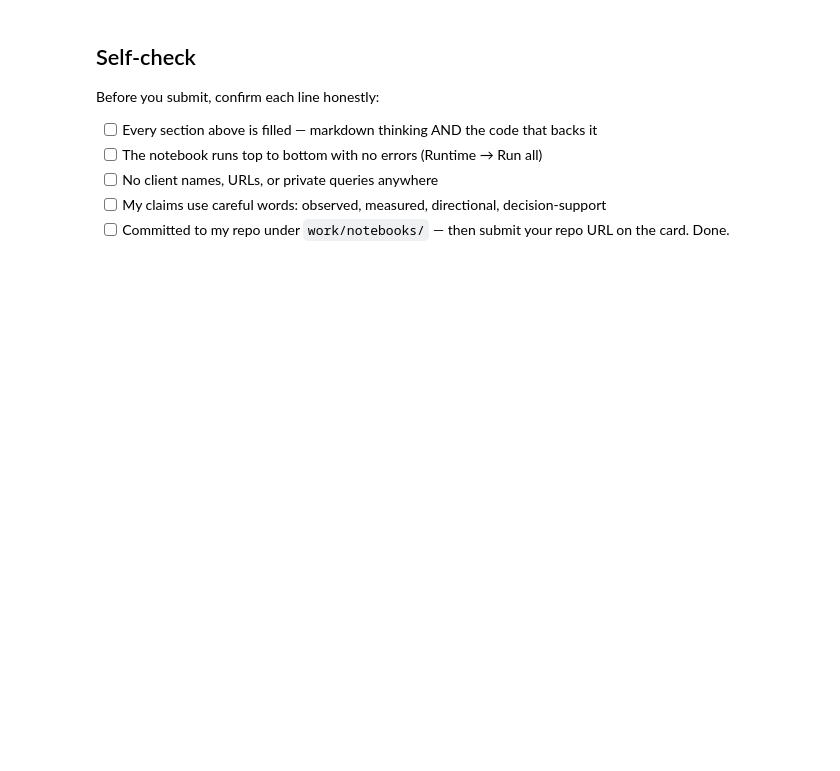
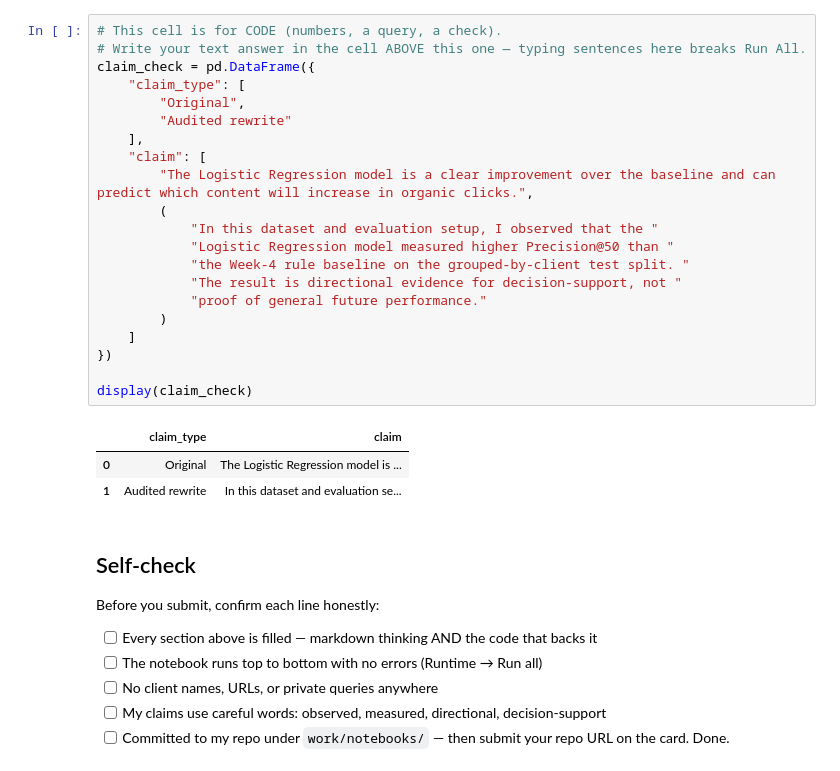
Before and after one commit to mohamedahmed02/Flyrank-internship, a Jupyter notebook: work/notebooks/w06_validation_audit.ipynb, the cells around one changed output. Cells and saved outputs as stored; diff of their text form; blank space fills up the shorter version.

```diff
--- a/work/notebooks/w06_validation_audit.ipynb
+++ b/work/notebooks/w06_validation_audit.ipynb
@@ -37,3 +430,28 @@ This skeleton is yours to fill. Work the sections **in order** — each one has
+# %%
+# This cell is for CODE (numbers, a query, a check).
+# Write your text answer in the cell ABOVE this one — typing sentences here breaks Run All.
+claim_check = pd.DataFrame({
+    "claim_type": [
+        "Original",
+        "Audited rewrite"
+    ],
+    "claim": [
+        "The Logistic Regression model is a clear improvement over the baseline and can predict which content will increase in organic clicks.",
+        (
+            "In this dataset and evaluation setup, I observed that the "
+            "Logistic Regression model measured higher Precision@50 than "
+            "the Week-4 rule baseline on the grouped-by-client test split. "
+            "The result is directional evidence for decision-support, not "
+            "proof of general future performance."
+        )
+    ]
+})
+
+display(claim_check)
+# %% [output]
+|  | claim_type | claim |
+| 0 | Original | The Logistic Regression model is ... |
+| 1 | Audited rewrite | In this dataset and evaluation se... |
 # %% [markdown]
 ## Self-check
 
```
Also changed, not shown: parts of 15 cells of this notebook.
